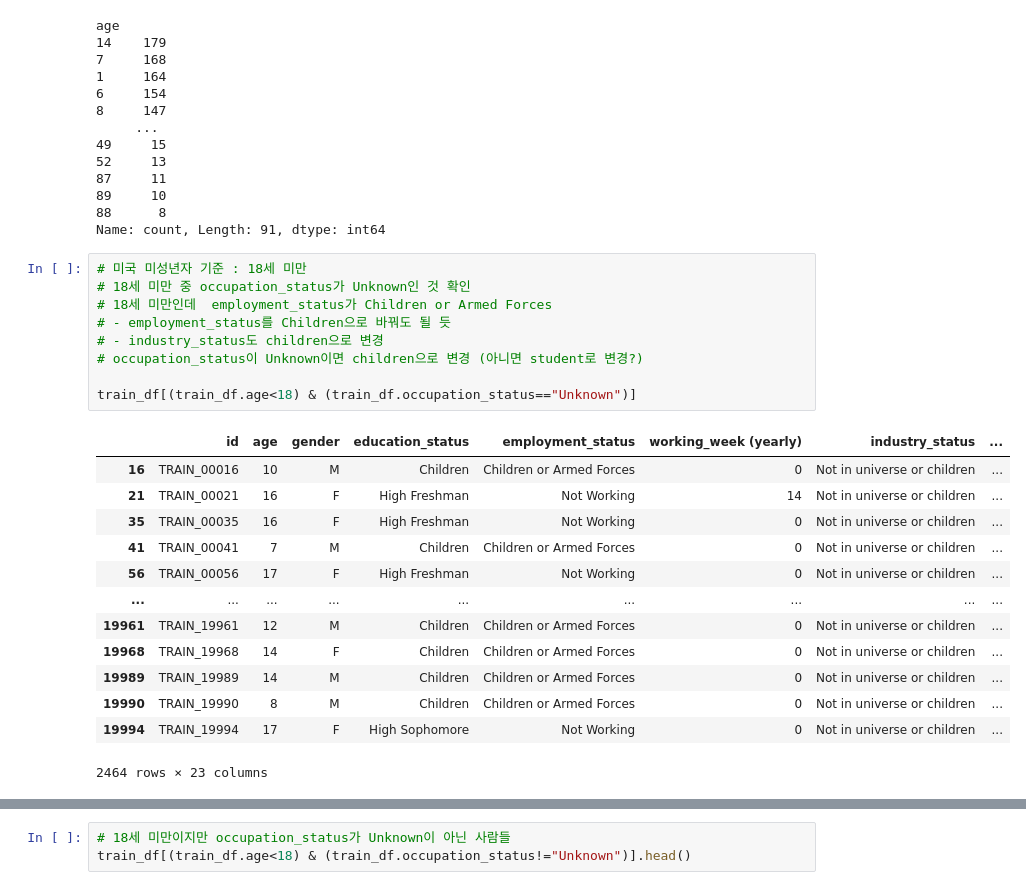
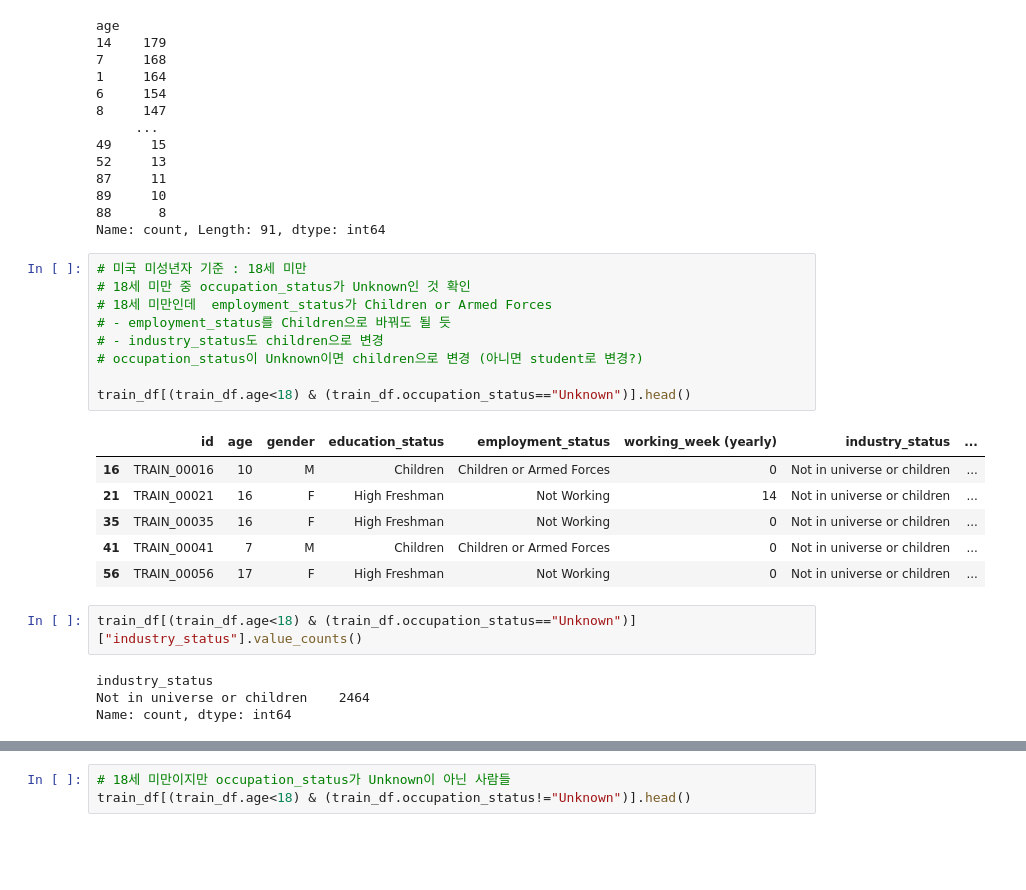
Before and after one commit to benidjor/income-prediction-dacon, a Jupyter notebook: preprocessing-income-prediction.ipynb, the cells around one changed output, grey strips where cells are left out. Drawn from its saved outputs; the diff is of its cells as text; blank space fills up the shorter version.

```diff
--- a/preprocessing-income-prediction.ipynb
+++ b/preprocessing-income-prediction.ipynb
@@ -349,23 +349,22 @@ Name: count, Length: 91, dtype: int64
 # %%
 # 미국 미성년자 기준 : 18세 미만
 # 18세 미만 중 occupation_status가 Unknown인 것 확인
 # 18세 미만인데  employment_status가 Children or Armed Forces
 # - employment_status를 Children으로 바꿔도 될 듯
 # - industry_status도 children으로 변경
 # occupation_status이 Unknown이면 children으로 변경 (아니면 student로 변경?)
 
-train_df[(train_df.age<18) & (train_df.occupation_status=="Unknown")]
+train_df[(train_df.age<18) & (train_df.occupation_status=="Unknown")].head()
 # %% [output]
 |  | id | age | gender | education_status | employment_status | working_week (yearly) | industry_status | ... |
 | 16 | TRAIN_00016 | 10 | M | Children | Children or Armed Forces | 0 | Not in universe or children | ... |
 | 21 | TRAIN_00021 | 16 | F | High Freshman | Not Working | 14 | Not in universe or children | ... |
 | 35 | TRAIN_00035 | 16 | F | High Freshman | Not Working | 0 | Not in universe or children | ... |
 | 41 | TRAIN_00041 | 7 | M | Children | Children or Armed Forces | 0 | Not in universe or children | ... |
 | 56 | TRAIN_00056 | 17 | F | High Freshman | Not Working | 0 | Not in universe or children | ... |
-| ... | ... | ... | ... | ... | ... | ... | ... | ... |
-| 19961 | TRAIN_19961 | 12 | M | Children | Children or Armed Forces | 0 | Not in universe or children | ... |
-| 19968 | TRAIN_19968 | 14 | F | Children | Children or Armed Forces | 0 | Not in universe or children | ... |
-| 19989 | TRAIN_19989 | 14 | M | Children | Children or Armed Forces | 0 | Not in universe or children | ... |
-| 19990 | TRAIN_19990 | 8 | M | Children | Children or Armed Forces | 0 | Not in universe or children | ... |
-| 19994 | TRAIN_19994 | 17 | F | High Sophomore | Not Working | 0 | Not in universe or children | ... |
-2464 rows × 23 columns
+# %%
+train_df[(train_df.age<18) & (train_df.occupation_status=="Unknown")]["industry_status"].value_counts()
+# %% [output]
+industry_status
+Not in universe or children    2464
+Name: count, dtype: int64
```
Also changed, not shown: parts of 18 cells of this notebook.
